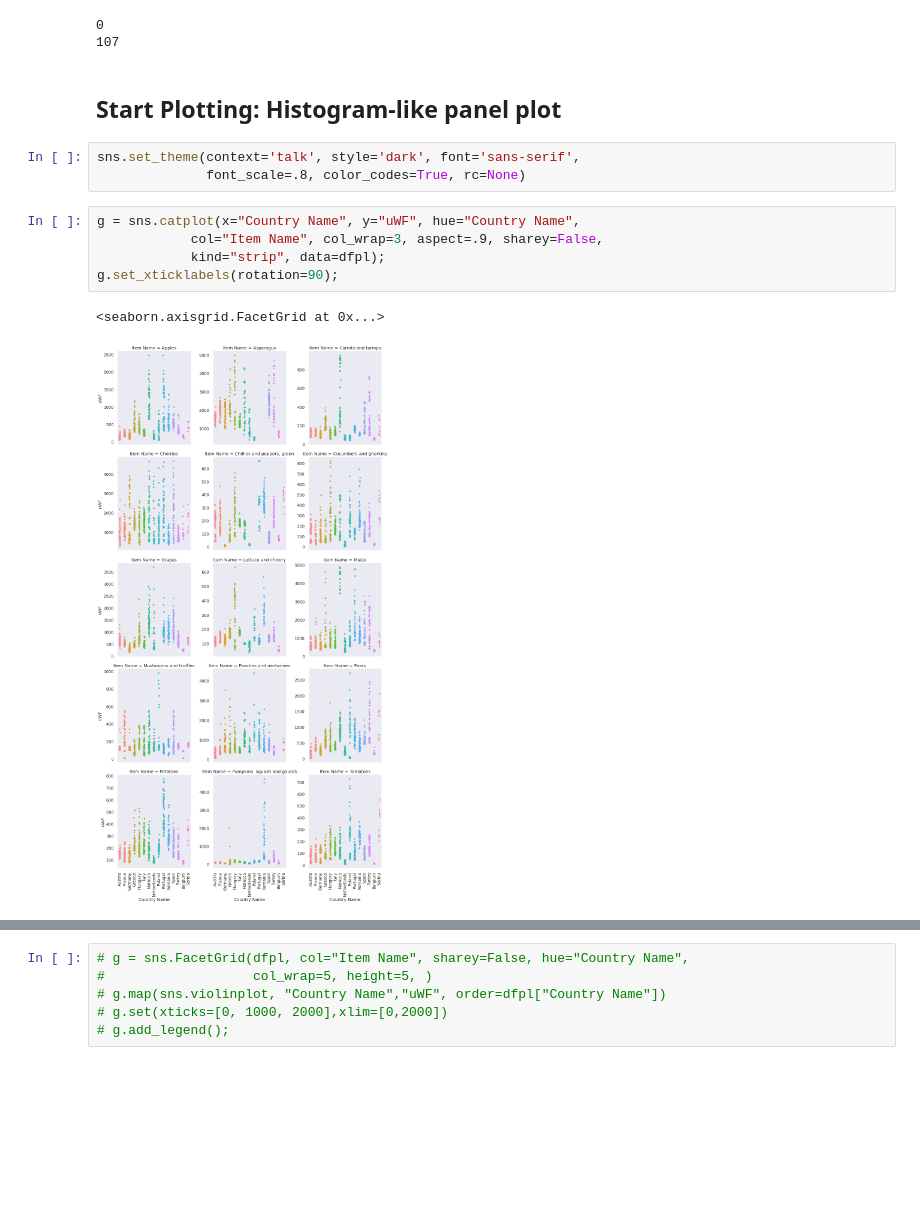
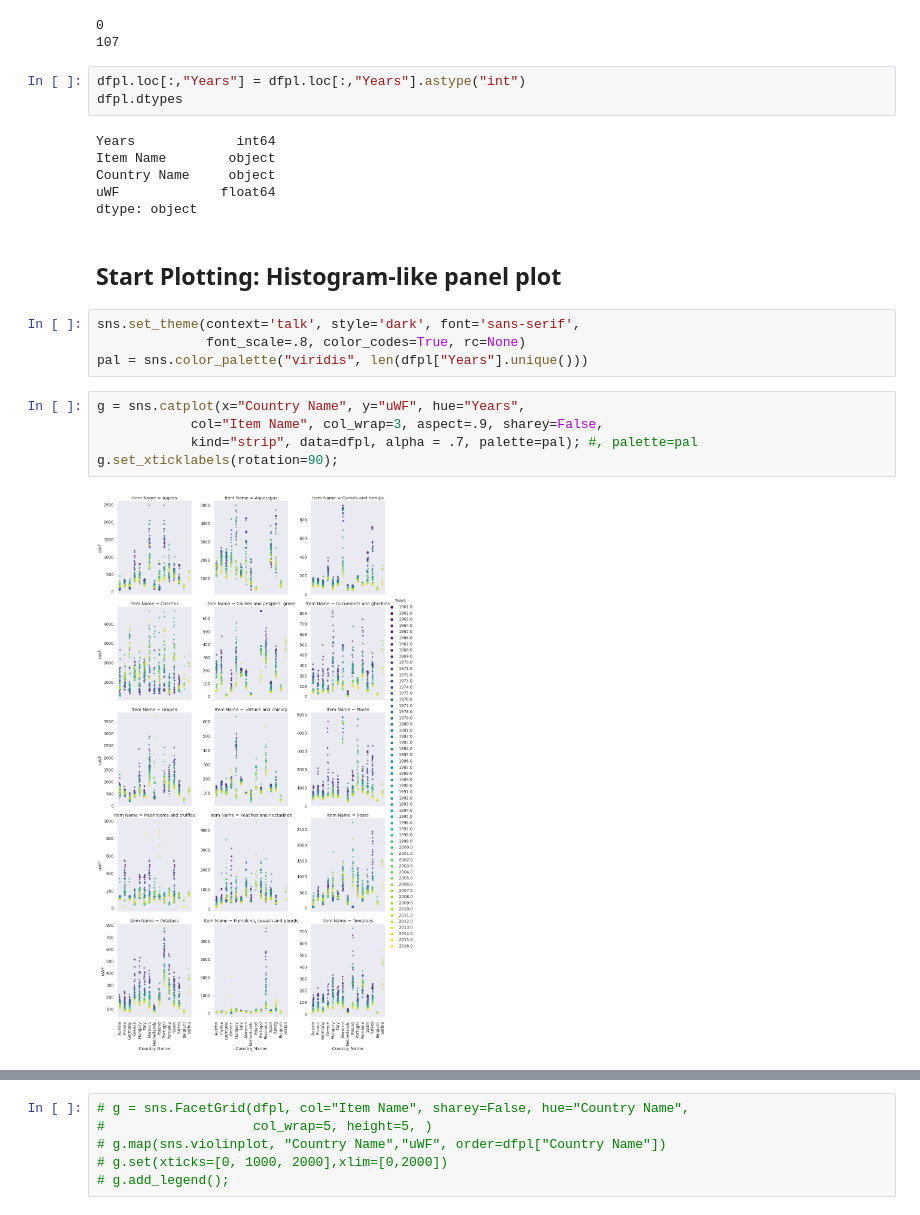
Before and after one commit to jburdano/uWF101, a Jupyter notebook: task9_joerg_hist.ipynb, the cells around one changed output, grey strips where cells are left out. Cells and saved outputs as stored; diff of their text form; blank space fills up the shorter version.

Commit message:
New: better cmap and col=country plot

```diff
--- a/task9_joerg_hist.ipynb
+++ b/task9_joerg_hist.ipynb
@@ -46,16 +46,25 @@ print(dfpl["uWF"].isna().sum())
 # %% [output]
 0
 107
+# %%
+dfpl.loc[:,"Years"] = dfpl.loc[:,"Years"].astype("int")
+dfpl.dtypes
+# %% [output]
+Years             int64
+Item Name        object
+Country Name     object
+uWF             float64
+dtype: object
 # %% [markdown]
 ## Start Plotting: Histogram-like panel plot
 # %%
 sns.set_theme(context='talk', style='dark', font='sans-serif',
               font_scale=.8, color_codes=True, rc=None)
+pal = sns.color_palette("viridis", len(dfpl["Years"].unique()))
 # %%
-g = sns.catplot(x="Country Name", y="uWF", hue="Country Name",
+g = sns.catplot(x="Country Name", y="uWF", hue="Years",
             col="Item Name", col_wrap=3, aspect=.9, sharey=False,
-            kind="strip", data=dfpl);
+            kind="strip", data=dfpl, alpha = .7, palette=pal); #, palette=pal
 g.set_xticklabels(rotation=90);
 # %% [output]
-<seaborn.axisgrid.FacetGrid at 0x...>
-[figure, old version]
+[figure, new version]
```
Also changed, not shown: parts of 2 cells of this notebook.
